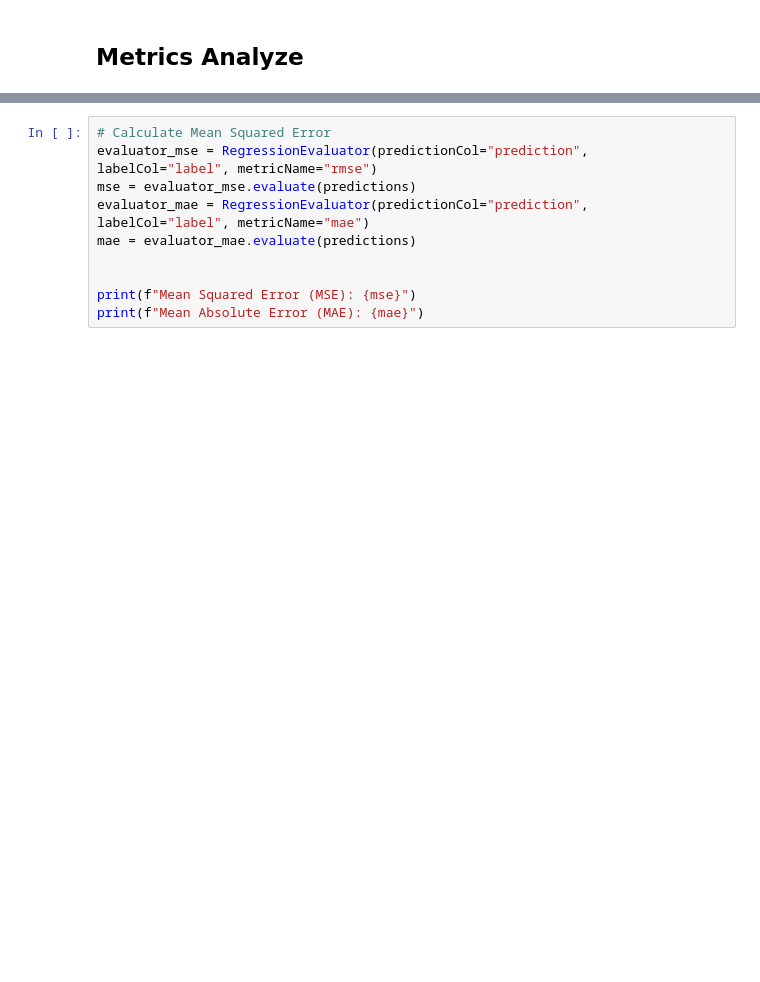
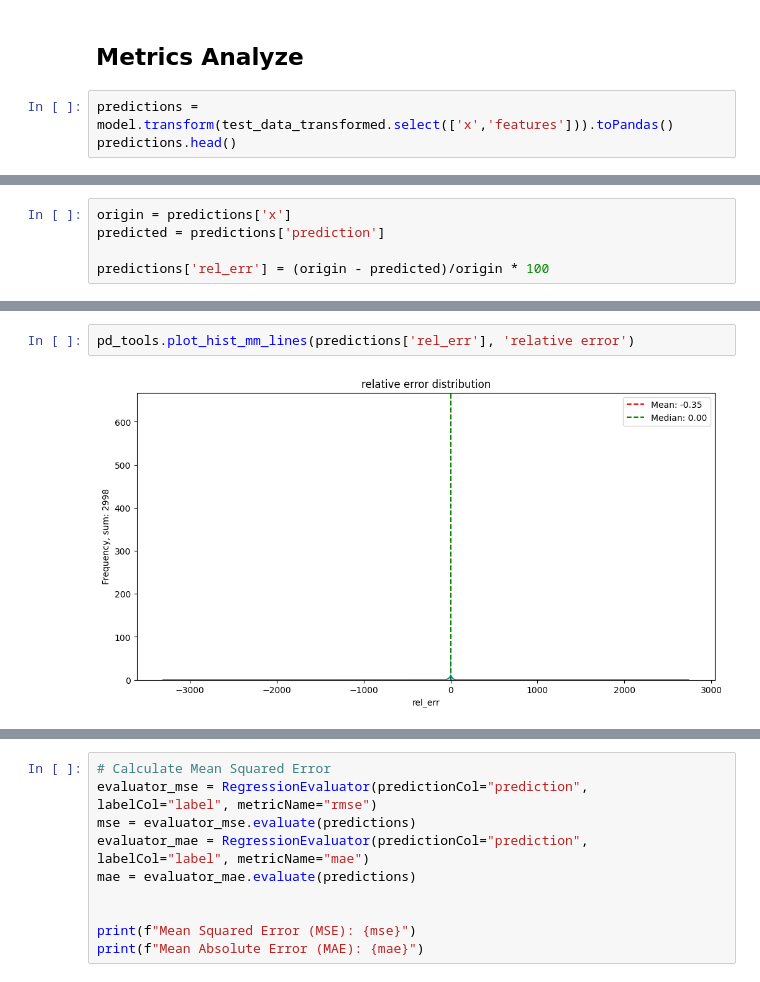
Before and after one commit to rvegrc/self_drive, a Jupyter notebook: self-driveing.ipynb, the cells around one changed output, grey strips where cells are left out. Cells and saved outputs as stored; diff of their text form; blank space fills up the shorter version.

Commit message:
fit model for x

```diff
--- a/self-driveing.ipynb
+++ b/self-driveing.ipynb
@@ -641,2 +730,5 @@ only showing top 5 rows
 # %% [markdown]
 ## Metrics Analyze
+# %%
+predictions = model.transform(test_data_transformed.select(['x','features'])).toPandas()
+predictions.head()
@@ -642,0 +742,5 @@ only showing top 5 rows
+# %%
+origin = predictions['x']
+predicted = predictions['prediction']
+
+predictions['rel_err'] = (origin - predicted)/origin * 100
@@ -643 +760,5 @@ only showing top 5 rows
+# %%
+pd_tools.plot_hist_mm_lines(predictions['rel_err'], 'relative error')
+# %% [output]
+[figure, added]
 # %%
```
Also changed, not shown: parts of 9 cells of this notebook.
